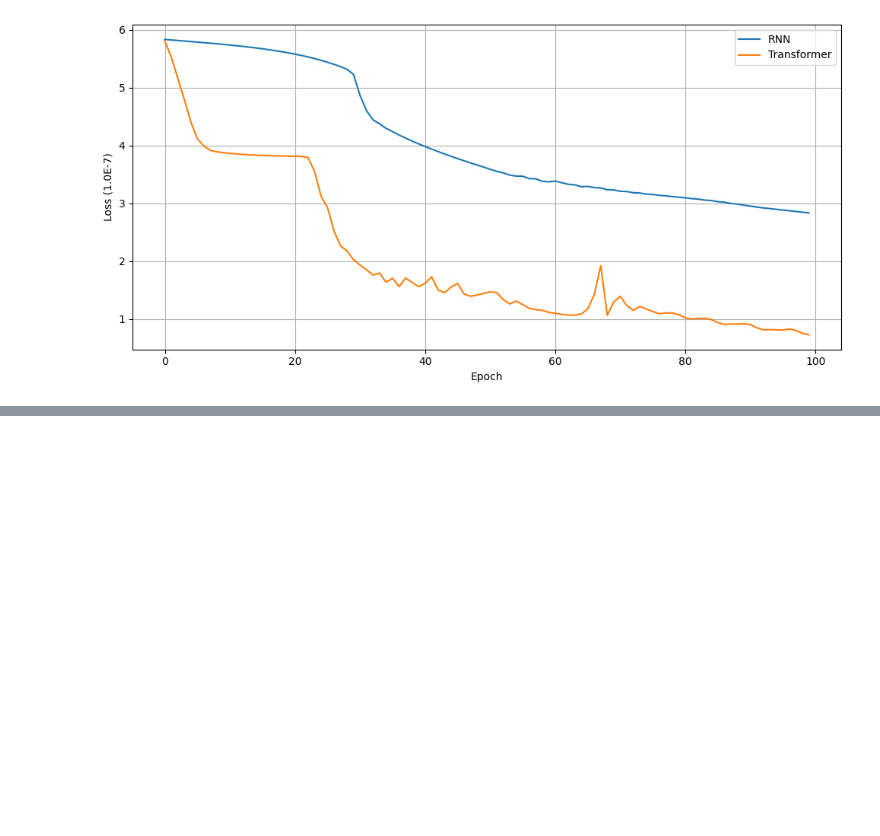
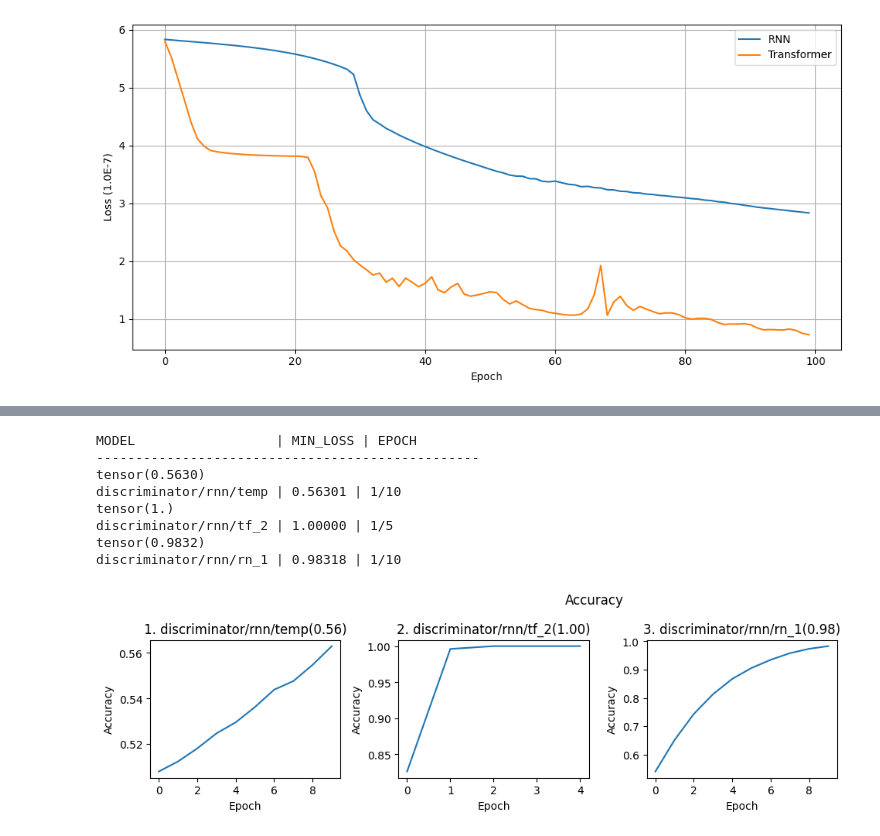
Before and after one commit to zzziito/Collision_Detection, a Jupyter notebook: etc/log.ipynb, the cells around one changed output, grey strips where cells are left out. Saved outputs shown, nothing was run; the diff lists cells and outputs as text; code cells hidden in the pictures; blank space fills up the shorter version.

```diff
--- a/etc/log.ipynb
+++ b/etc/log.ipynb
@@ -318,0 +262,63 @@ tensor([0.5402])
+# %%
+import matplotlib.pyplot as plt
+import os
+import torch
+
+models = [
+    'discriminator/rnn/temp',
+    'discriminator/rnn/tf_2',
+    'discriminator/rnn/rn_1'
+]
+
+max_len_models = max(len(m) for m in models)
+root = "/home/rtlink/robros/log/0221"
+
+loss_dict = {}
+name_list = []
+
+print(f'{"MODEL":<{max_len_models}} | MIN_LOSS | EPOCH')
+print("-------------------------------------------------")
+for model in models:
+    filename = os.path.join(root, model, 'ckpt.pt')
+    name_list.append(model)
+    if not os.path.exists(filename):
+        continue
+
+    ckpt = torch.load(filename)
+    loss_list = torch.tensor(ckpt['accuracy'])
+    min_loss = loss_list.max()
+    print(min_loss)
+    at = loss_list.argmin()+1
+    current_epoch = len(loss_list)
+
+    loss_dict[model] = loss_list
+
+    print(f'{model:<{max_len_models}} | {min_loss:.5f} | {at:d}/{current_epoch:d}', flush=True)
+
+plt.figure(figsize=(13, 5))
+model = models[0]
+for i, model in enumerate(models, start=1):
+    name = model.split('.')[0]
+    loss_list = loss_dict[model]
+    # print(loss_list)
+    loss = max(loss_list)
+
+    ax = plt.subplot(2,4,i)
+    ax.set_title(f'{i}. {name}({loss:.2f})')
+    ax.plot(loss_list)
+    ax.set_xlabel('Epoch')
+    ax.set_ylabel('Accuracy')
+
+plt.suptitle('Accuracy')
+plt.tight_layout()
+plt.show()
+# %% [output]
+MODEL                  | MIN_LOSS | EPOCH
+-------------------------------------------------
+tensor(0.5630)
+discriminator/rnn/temp | 0.56301 | 1/10
+tensor(1.)
+discriminator/rnn/tf_2 | 1.00000 | 1/5
+tensor(0.9832)
+discriminator/rnn/rn_1 | 0.98318 | 1/10
+[figure, added]
```
Also changed, not shown: parts of 2 cells of this notebook, 13 other files.
